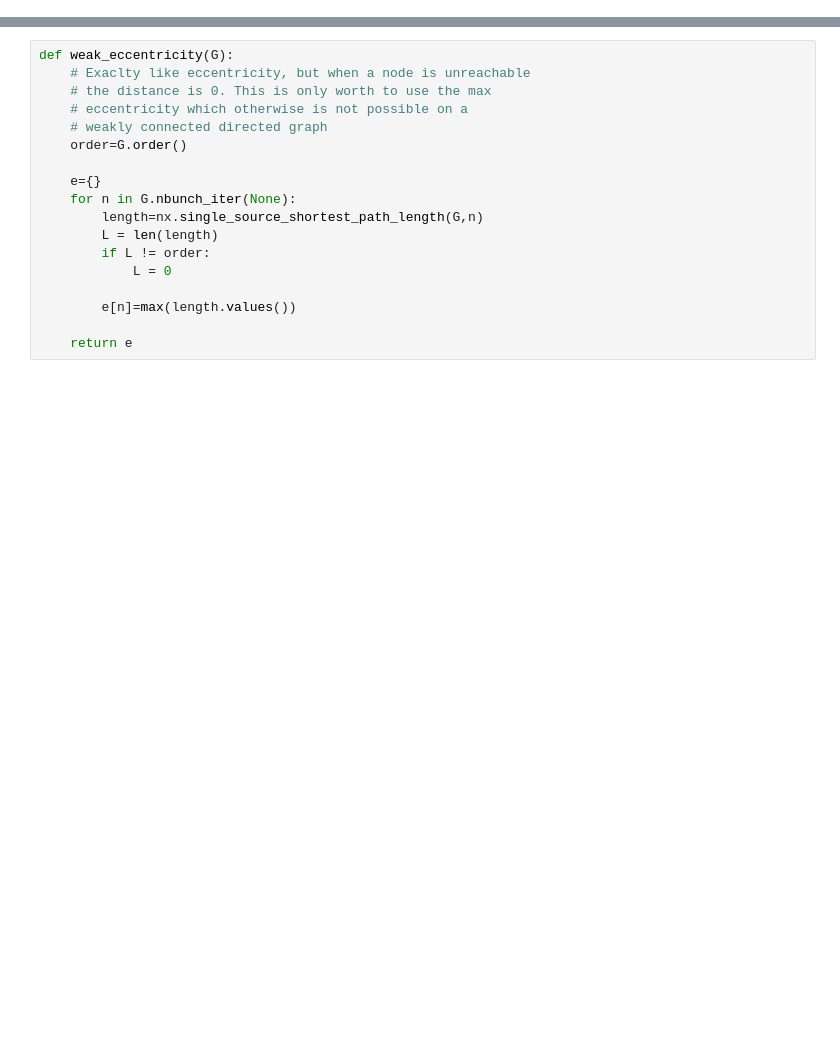
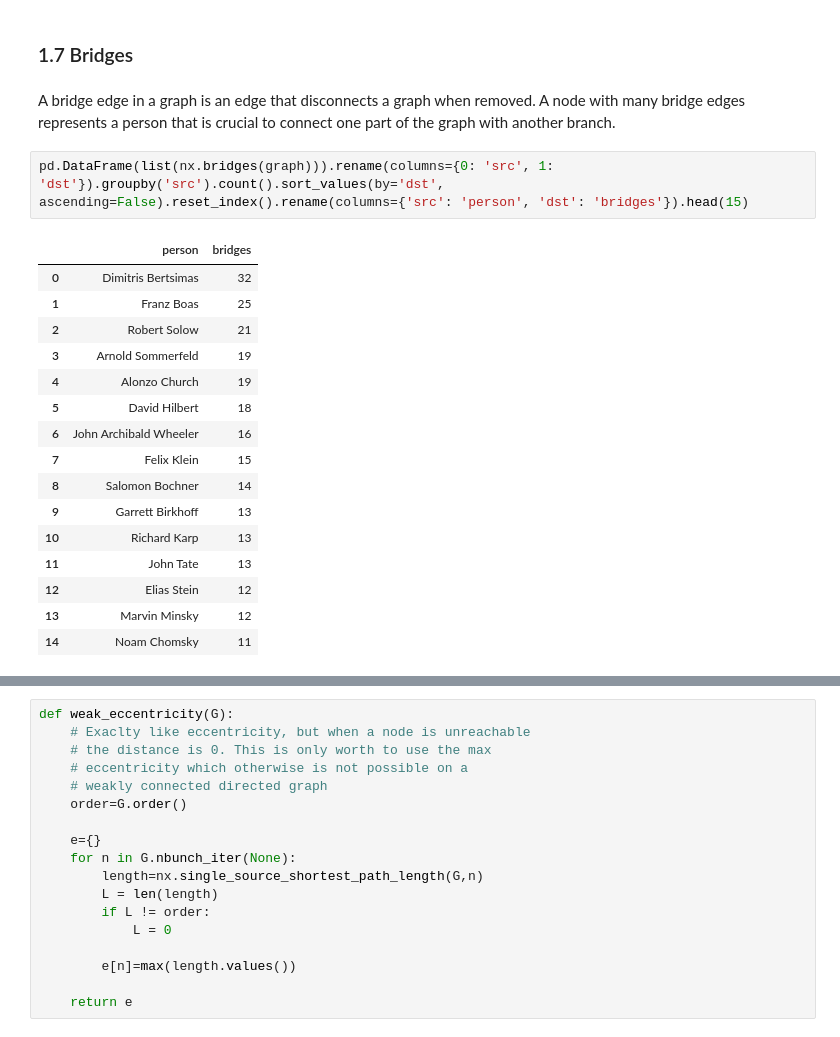
Before and after one commit to mcherep/supervision, a Jupyter notebook: supervision/supervisors.ipynb, the cells around one changed output, grey strips where cells are left out. Drawn from its saved outputs; the diff is of its cells as text; blank space fills up the shorter version.

```diff
--- a/supervision/supervisors.ipynb
+++ b/supervision/supervisors.ipynb
@@ -244,0 +217,23 @@ Theodor Zwinger  has betweeness: 0.001
+# %% [markdown]
+### 1.7 Bridges
+# %% [markdown]
+A bridge edge in a graph is an edge that disconnects a graph when removed. A node with many bridge edges represents a person that is crucial to connect one part of the graph with another branch.
+# %%
+pd.DataFrame(list(nx.bridges(graph))).rename(columns={0: 'src', 1: 'dst'}).groupby('src').count().sort_values(by='dst', ascending=False).reset_index().rename(columns={'src': 'person', 'dst': 'bridges'}).head(15)
+# %% [output]
+|  | person | bridges |
+| 0 | Dimitris Bertsimas | 32 |
+| 1 | Franz Boas | 25 |
+| 2 | Robert Solow | 21 |
+| 3 | Arnold Sommerfeld | 19 |
+| 4 | Alonzo Church | 19 |
+| 5 | David Hilbert | 18 |
+| 6 | John Archibald Wheeler | 16 |
+| 7 | Felix Klein | 15 |
+| 8 | Salomon Bochner | 14 |
+| 9 | Garrett Birkhoff | 13 |
+| 10 | Richard Karp | 13 |
+| 11 | John Tate | 13 |
+| 12 | Elias Stein | 12 |
+| 13 | Marvin Minsky | 12 |
+| 14 | Noam Chomsky | 11 |
```
Also changed, not shown: parts of 106 cells of this notebook.
